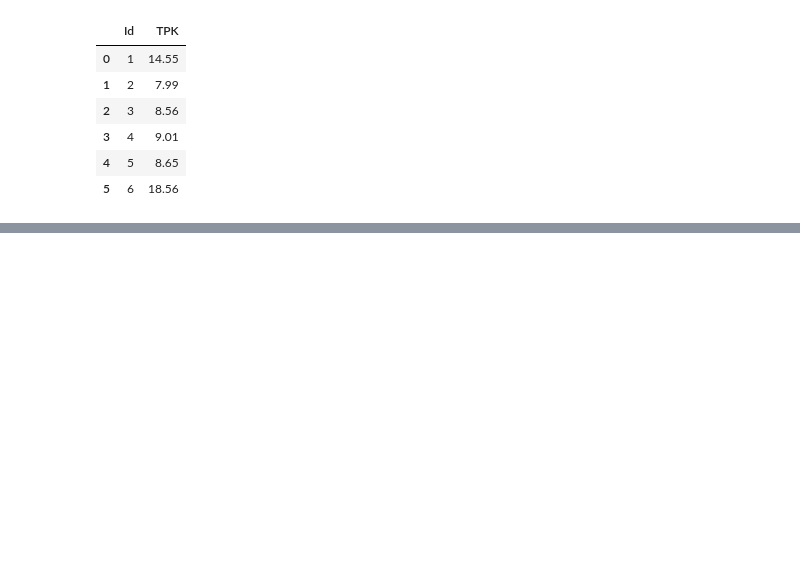
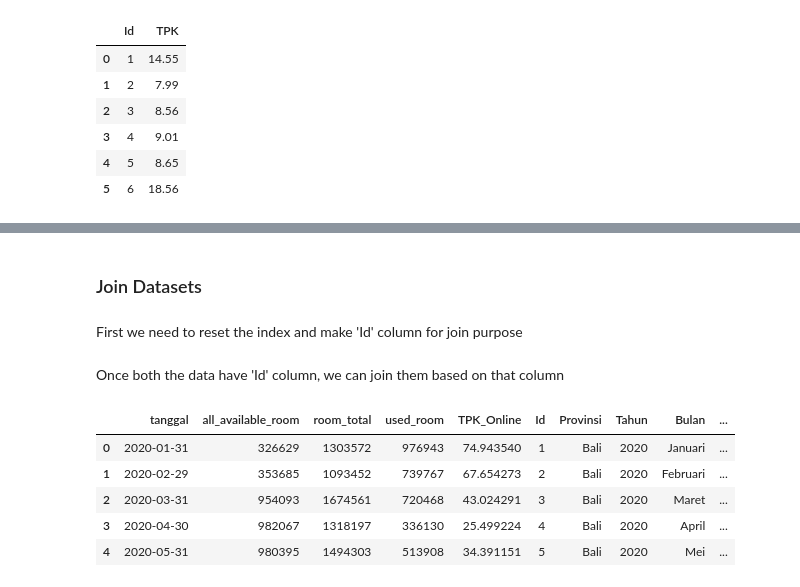
Before and after one commit to blankon123/random-analytics, a Jupyter notebook: Scikit_101.ipynb, the cells around one changed output, grey strips where cells are left out. Saved outputs shown, nothing was run; the diff lists cells and outputs as text; code cells hidden in the pictures; blank space fills up the shorter version.

```diff
--- a/Scikit_101.ipynb
+++ b/Scikit_101.ipynb
@@ -146,0 +167,9 @@ submission
+# %%
+train_online_agg = train_online \
+                    .set_index(['tanggal']) \
+                    .groupby(pd.Grouper(freq='M')) \
+                    .sum()
+test_online_agg  = test_online \
+                    .set_index(['tanggal']) \
+                    .groupby(pd.Grouper(freq='M')) \
+                    .sum()
@@ -146,0 +198,3 @@ submission
+# %%
+train_online_agg['TPK_Online'] = train_online_agg['used_room']/train_online_agg['room_total']*100
+test_online_agg['TPK_Online']  = test_online_agg['used_room']/test_online_agg['room_total']*100
@@ -146,0 +221,22 @@ submission
+# %% [markdown]
+### Join Datasets
+# %% [markdown]
+First we need to reset the index and make 'Id' column for join purpose
+# %%
+train_online_agg = train_online_agg.reset_index()
+test_online_agg  = test_online_agg.reset_index()
+# %%
+train_online_agg['Id'] = pd. DatetimeIndex(train_online_agg['tanggal']).month
+test_online_agg['Id']  = pd. DatetimeIndex(test_online_agg['tanggal']).month
+# %% [markdown]
+Once both the data have 'Id' column, we can join them based on that column
+# %%
+train_full = pd.merge(train_online_agg,train_bps,on='Id',how='left')
+train_full.head()
+# %% [output]
+|  | tanggal | all_available_room | room_total | used_room | TPK_Online | Id | Provinsi | Tahun | Bulan | ... |
+| 0 | 2020-01-31 | 326629 | 1303572 | 976943 | 74.943540 | 1 | Bali | 2020 | Januari | ... |
+| 1 | 2020-02-29 | 353685 | 1093452 | 739767 | 67.654273 | 2 | Bali | 2020 | Februari | ... |
+| 2 | 2020-03-31 | 954093 | 1674561 | 720468 | 43.024291 | 3 | Bali | 2020 | Maret | ... |
+| 3 | 2020-04-30 | 982067 | 1318197 | 336130 | 25.499224 | 4 | Bali | 2020 | April | ... |
+| 4 | 2020-05-31 | 980395 | 1494303 | 513908 | 34.391151 | 5 | Bali | 2020 | Mei | ... |
```
Also changed, not shown: parts of 30 cells of this notebook.
